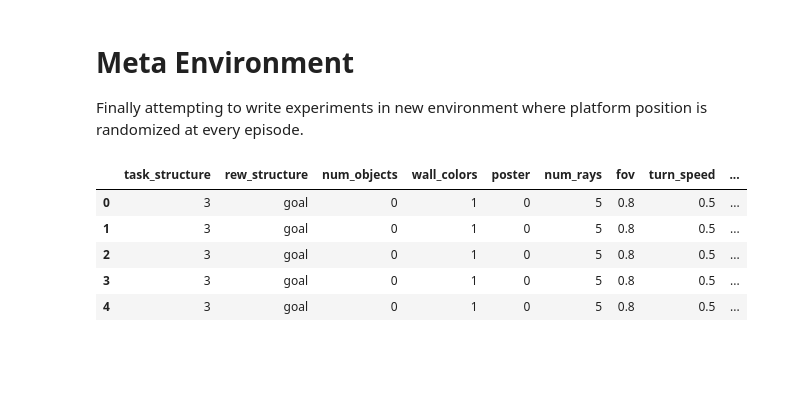
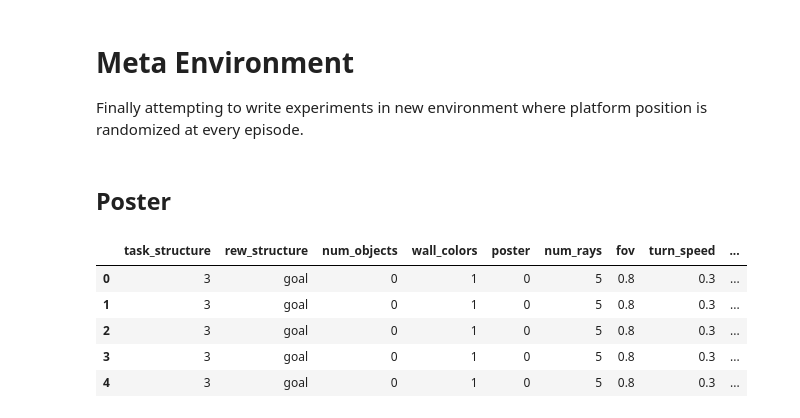
Before and after one commit to liuandrew/training-rl-algo, a Jupyter notebook: write_and_test/write_experiments.ipynb, the cells around one changed output. Drawn from its saved outputs; the diff is of its cells as text; code cells hidden in the pictures; blank space fills up the shorter version.

```diff
--- a/write_and_test/write_experiments.ipynb
+++ b/write_and_test/write_experiments.ipynb
@@ -2337,6 +2337,8 @@ pickle.dump(env_kwargs, open('../trained_models/ppo/nav_poster_netstructure/' +
 # Meta Environment
 
 Finally attempting to write experiments in new environment where platform position is randomized at every episode.
+# %% [markdown]
+## Poster
 # %%
 network_width = 16
 rows = []
@@ -2350,41 +2352,41 @@ for i in range(5):
         'poster': 0,
         'num_rays': 5,
         'fov': 0.8,
-        'turn_speed': 0.5,
-        'move_speed': 20,
+        'turn_speed': 0.3,
+        'move_speed': 15,
         'character_reset_pos': 1,
         'max_steps': 1000
     }
     row = env_kwargs.copy()
     row['name'] = exp_name
     row['layer_width'] = network_width
 
     rows.append(row)
     config = {
         'wandb_project_name': 'Nav_Shared_Layers',
         'exp_name': exp_name,
         'save_name': exp_name,
-        # 'num_env_steps': 10000000,
-        'num_env_steps': 5000,
+        'num_env_steps': 2000000,
+        # 'num_env_steps': 5000,
         'env_name': 'NavEnv-v0',
         'algo': 'ppo',
-        'num_mini_batch': 1,
-        'num_processes': 1,
+        'num_mini_batch': 16,
+        'num_processes': 96,
         'recurrent': True,
         'seed': i,
         'no_cuda': True,
         'env_kwargs': env_kwargs,
         'nn_base': 'FlexBase',
         'nn_base_kwargs': {'hidden_size': network_width}
     }
 
     pickle.dump(config, open('../experiment_configs/' + exp_name, 'wb'))
 
 pd.DataFrame(rows)
 # %% [output]
 |  | task_structure | rew_structure | num_objects | wall_colors | poster | num_rays | fov | turn_speed | ... |
-| 0 | 3 | goal | 0 | 1 | 0 | 5 | 0.8 | 0.5 | ... |
-| 1 | 3 | goal | 0 | 1 | 0 | 5 | 0.8 | 0.5 | ... |
-| 2 | 3 | goal | 0 | 1 | 0 | 5 | 0.8 | 0.5 | ... |
-| 3 | 3 | goal | 0 | 1 | 0 | 5 | 0.8 | 0.5 | ... |
-| 4 | 3 | goal | 0 | 1 | 0 | 5 | 0.8 | 0.5 | ... |
+| 0 | 3 | goal | 0 | 1 | 0 | 5 | 0.8 | 0.3 | ... |
+| 1 | 3 | goal | 0 | 1 | 0 | 5 | 0.8 | 0.3 | ... |
+| 2 | 3 | goal | 0 | 1 | 0 | 5 | 0.8 | 0.3 | ... |
+| 3 | 3 | goal | 0 | 1 | 0 | 5 | 0.8 | 0.3 | ... |
+| 4 | 3 | goal | 0 | 1 | 0 | 5 | 0.8 | 0.3 | ... |
```
Also changed, not shown: parts of 7 cells of this notebook, 4 other files.
